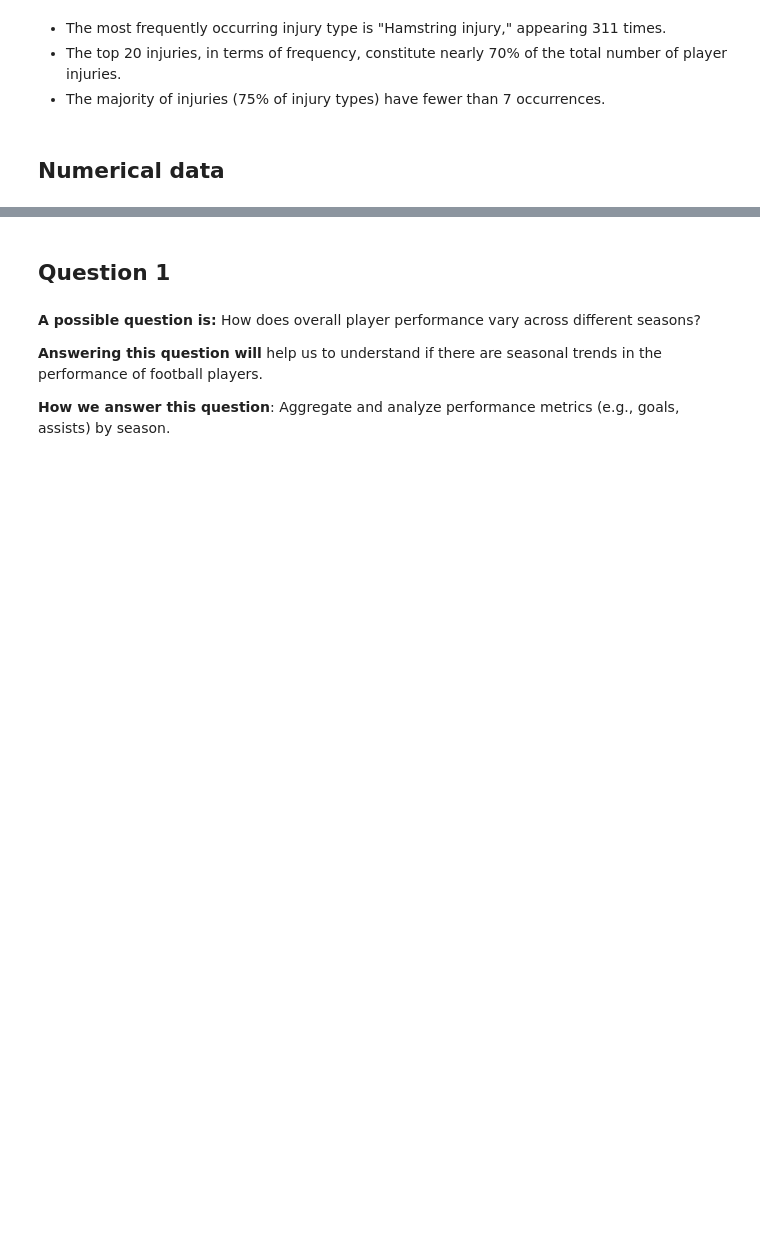
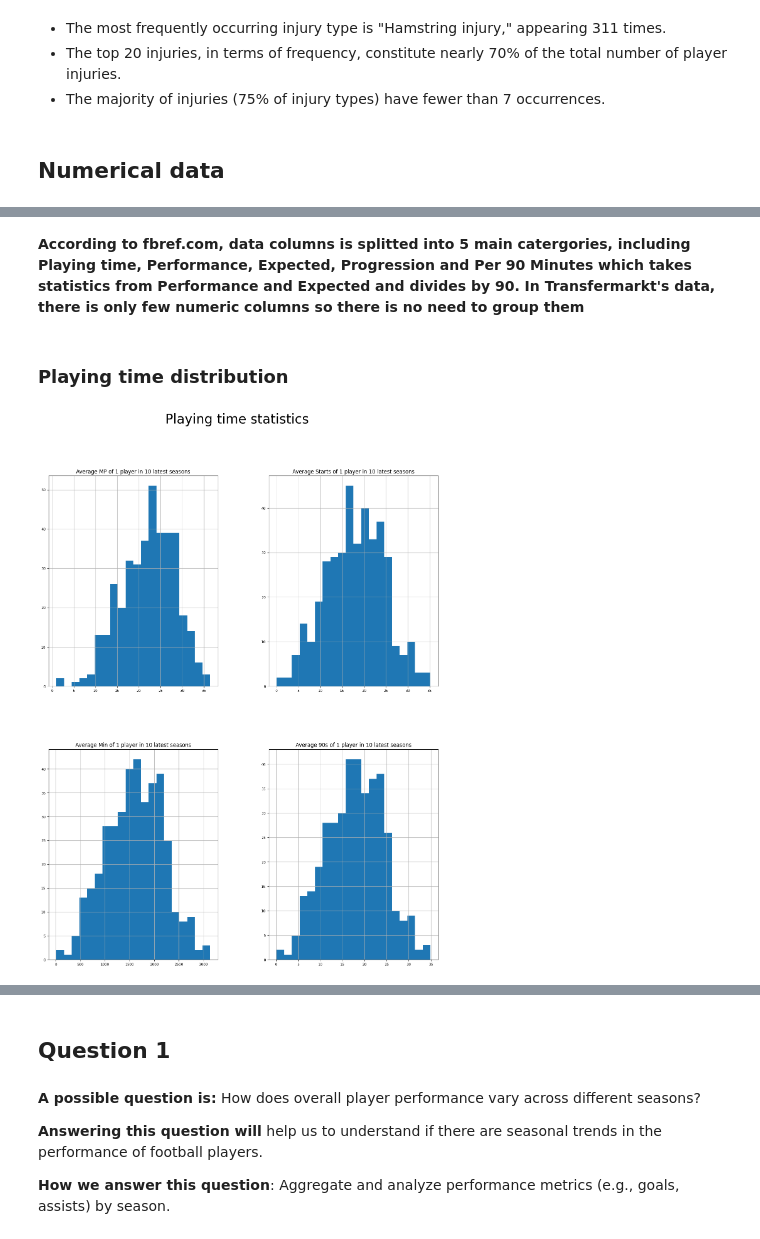
Before and after one commit to hwangdeokThien/CSC14119_IntroDS_final_project, a Jupyter notebook: src/notebooks/3.0-data_exploration.ipynb, the cells around one changed output, grey strips where cells are left out. Cells and saved outputs as stored; diff of their text form; code cells hidden in the pictures; blank space fills up the shorter version.

```diff
--- a/src/notebooks/3.0-data_exploration.ipynb
+++ b/src/notebooks/3.0-data_exploration.ipynb
@@ -283,3 +283,9 @@ Name: count, dtype: float64
 - The majority of injuries (75% of injury types) have fewer than 7 occurrences.
 # %% [markdown]
 ## Numerical data
+# %%
+# retrieve columns with numeric datatype amd their keys
+selected_columns = ['Name', 'Season','Squad'] + list(df.select_dtypes(include=['float64', 'int64']).columns)
+df_num = df[selected_columns]
+pd.set_option('display.max_columns', None)
+df_num.head()
@@ -285,0 +299,33 @@ Name: count, dtype: float64
+# %% [markdown]
+**According to fbref.com, data columns is splitted into 5 main catergories, including Playing time, Performance, Expected, Progression and Per 90 Minutes which takes statistics from Performance and Expected and divides by 90. In Transfermarkt's data, there is only few numeric columns so there is no need to group them**
+# %%
+group_dict = {'Playing time':['MP','Starts','Min','90s'],
+              'Performance':['Gls','Ast','G+A','G-PK','PK','PKatt','CrdY','CrdR'],
+              'Expected':['xG','npxG','xAG','npxG+xAG'],
+              'Progression':['PrgC','PrgP','PrgR'],
+              'Per 90 Minutes':['Gls/90','Ast/90','G+A/90','G-PK/90','G+A-PK/90','xG/90','xAG/90','xG+xAG/90','npxG/90','npxG+xAG/90']}
+# %% [markdown]
+### Playing time distribution
+# %%
+play_time_df = df_num[['Name','Season','Squad',] + group_dict['Playing time']]
+
+# When merging there is some duplicate rows in term of playing time related columns because some players have more than 1 injuries in 1 season
+play_time_df = play_time_df.drop_duplicates(['Name','Season','Squad']).reset_index(drop = True)
+play_time_df_copy = play_time_df.copy()
+
+# Group by player name and season and sum them to calculate 1 player's stats in one season in case some player in one season may play for 2 different squad
+total_play_time_df = pd.DataFrame()
+for col in group_dict['Playing time']:
+    total_play_time_df['Total_'+ col] = play_time_df_copy.groupby(['Name','Season'])[col].sum()
+
+# Group by player name and calculate their average stats throughout considered seasons
+avg_play_time_df = pd.DataFrame()
+for col in group_dict['Playing time']:
+    avg_play_time_df['Average '+ col + ' of 1 player in 10 latest seasons'] = total_play_time_df.groupby(['Name'])['Total_' + col].mean()
+
+# visualize
+avg_play_time_df.hist(figsize=(16, 20), bins=20, xlabelsize=8, ylabelsize=8)
+plt.suptitle('Playing time statistics', fontsize = 30)
+plt.show()
+# %% [output]
+[figure, added]
```
Also changed, not shown: parts of 41 cells of this notebook, 2 other files.
